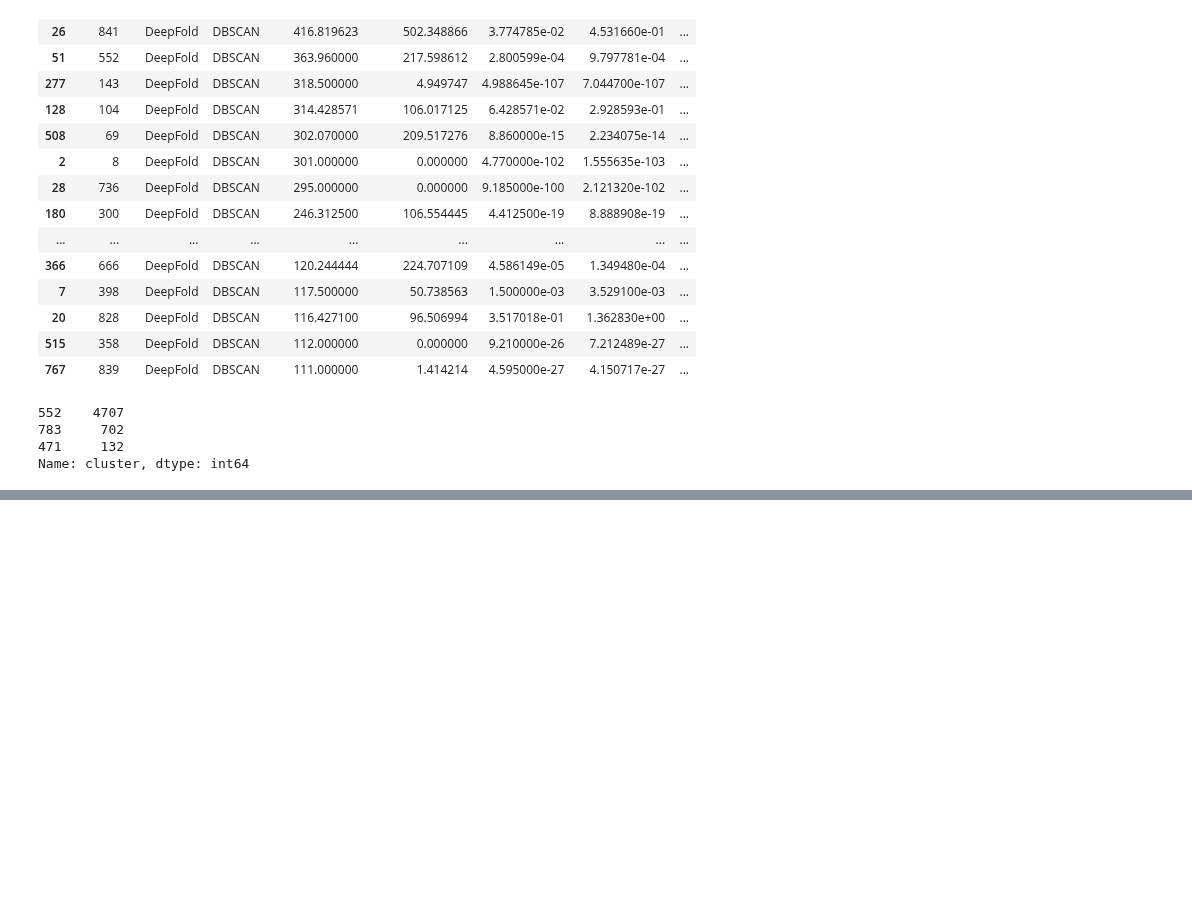
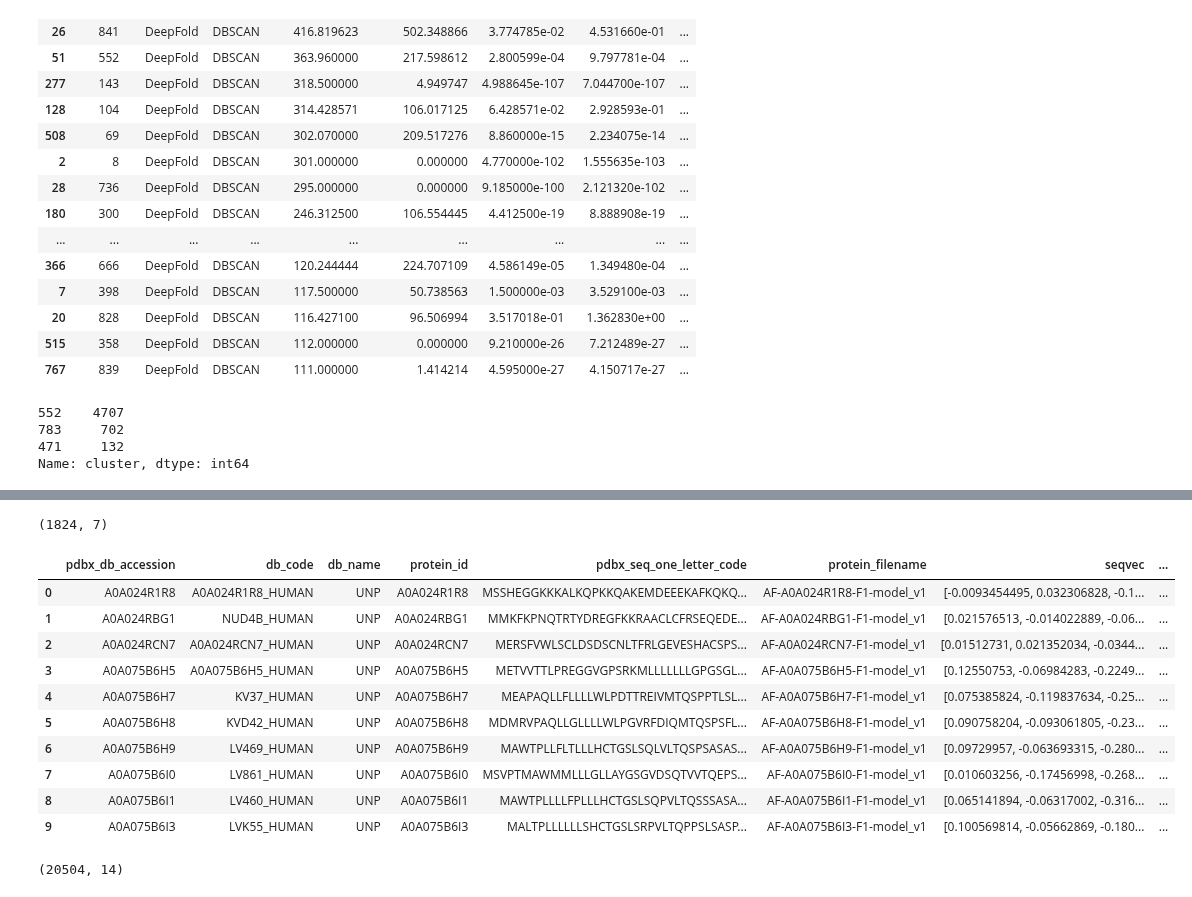
Before and after one commit to dptrsa-300/pss, a Jupyter notebook: Explore - Evaluate Cluster Outcome.ipynb, the cells around one changed output, grey strips where cells are left out. Cells and saved outputs as stored; diff of their text form; code cells hidden in the pictures; blank space fills up the shorter version.

```diff
--- a/Explore - Evaluate Cluster Outcome.ipynb
+++ b/Explore - Evaluate Cluster Outcome.ipynb
@@ -1558,0 +2015,10 @@ print("X_transformed new shape", X_transformed.shape)
+# %%
+with gzip.open('9606.protein.info.v11.5.txt.gz', mode="rt") as f:
+    stringdb_protein_info = f.read()
+
+stringdb_protein_info = pd.read_csv (io.StringIO(stringdb_protein_info), sep='\t')
+# %%
+with gzip.open('9606.protein.aliases.v11.5.txt.gz', mode="rt") as f:
+    stringdb_protein_aliases = f.read()
+
+stringdb_protein_aliases = pd.read_csv (io.StringIO(stringdb_protein_aliases), sep='\t')
@@ -1558,0 +2053,32 @@ print("X_transformed new shape", X_transformed.shape)
+# %%
+stringdb_tgt = stringdb_protein_info.merge(stringdb_protein_aliases[stringdb_protein_aliases.source=='Ensembl_UniProt'],
+                           how='left',
+                           left_on='preferred_name',
+                           right_on='alias')
+# %%
+stringdb_tgt[stringdb_tgt.alias.isna()].shape
+# %% [output]
+(1824, 7)
+# %%
+in_alpha = seqvec_df.merge(stringdb_tgt,
+               how='left',
+               left_on='protein_id',
+               right_on='alias')
+# %%
+in_alpha[0:10]
+# %% [output]
+|  | pdbx_db_accession | db_code | db_name | protein_id | pdbx_seq_one_letter_code | protein_filename | seqvec | ... |
+| 0 | A0A024R1R8 | A0A024R1R8_HUMAN | UNP | A0A024R1R8 | MSSHEGGKKKALKQPKKQAKEMDEEEKAFKQKQ... | AF-A0A024R1R8-F1-model_v1 | [-0.0093454495, 0.032306828, -0.1... | ... |
+| 1 | A0A024RBG1 | NUD4B_HUMAN | UNP | A0A024RBG1 | MMKFKPNQTRTYDREGFKKRAACLCFRSEQEDE... | AF-A0A024RBG1-F1-model_v1 | [0.021576513, -0.014022889, -0.06... | ... |
+| 2 | A0A024RCN7 | A0A024RCN7_HUMAN | UNP | A0A024RCN7 | MERSFVWLSCLDSDSCNLTFRLGEVESHACSPS... | AF-A0A024RCN7-F1-model_v1 | [0.01512731, 0.021352034, -0.0344... | ... |
+| 3 | A0A075B6H5 | A0A075B6H5_HUMAN | UNP | A0A075B6H5 | METVVTTLPREGGVGPSRKMLLLLLLLGPGSGL... | AF-A0A075B6H5-F1-model_v1 | [0.12550753, -0.06984283, -0.2249... | ... |
+| 4 | A0A075B6H7 | KV37_HUMAN | UNP | A0A075B6H7 | MEAPAQLLFLLLLWLPDTTREIVMTQSPPTLSL... | AF-A0A075B6H7-F1-model_v1 | [0.075385824, -0.119837634, -0.25... | ... |
+| 5 | A0A075B6H8 | KVD42_HUMAN | UNP | A0A075B6H8 | MDMRVPAQLLGLLLLWLPGVRFDIQMTQSPSFL... | AF-A0A075B6H8-F1-model_v1 | [0.090758204, -0.093061805, -0.23... | ... |
+| 6 | A0A075B6H9 | LV469_HUMAN | UNP | A0A075B6H9 | MAWTPLLFLTLLLHCTGSLSQLVLTQSPSASAS... | AF-A0A075B6H9-F1-model_v1 | [0.09729957, -0.063693315, -0.280... | ... |
+| 7 | A0A075B6I0 | LV861_HUMAN | UNP | A0A075B6I0 | MSVPTMAWMMLLLGLLAYGSGVDSQTVVTQEPS... | AF-A0A075B6I0-F1-model_v1 | [0.010603256, -0.17456998, -0.268... | ... |
+| 8 | A0A075B6I1 | LV460_HUMAN | UNP | A0A075B6I1 | MAWTPLLLLFPLLLHCTGSLSQPVLTQSSSASA... | AF-A0A075B6I1-F1-model_v1 | [0.065141894, -0.06317002, -0.316... | ... |
+| 9 | A0A075B6I3 | LVK55_HUMAN | UNP | A0A075B6I3 | MALTPLLLLLLSHCTGSLSRPVLTQPPSLSASP... | AF-A0A075B6I3-F1-model_v1 | [0.100569814, -0.05662869, -0.180... | ... |
+# %%
+in_alpha[in_alpha.preferred_name.isna()].shape
+# %% [output]
+(20504, 14)
```
Also changed, not shown: parts of 115 cells of this notebook.
